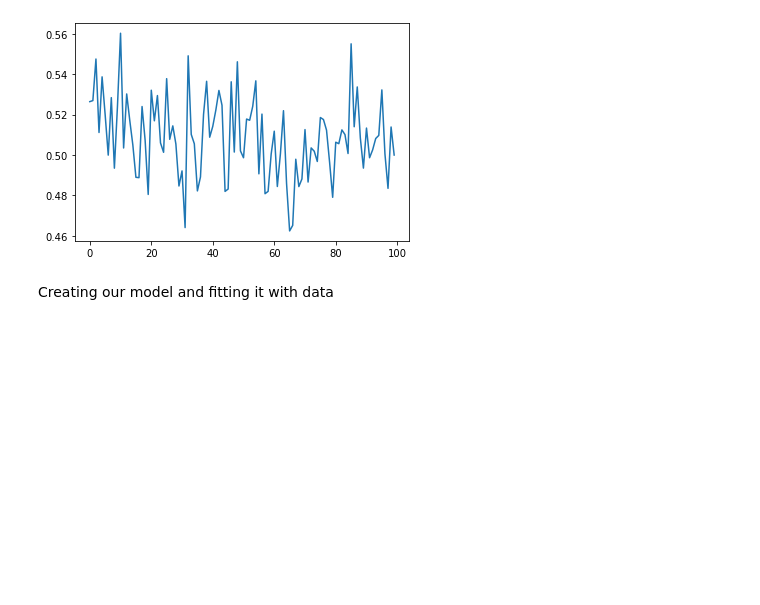
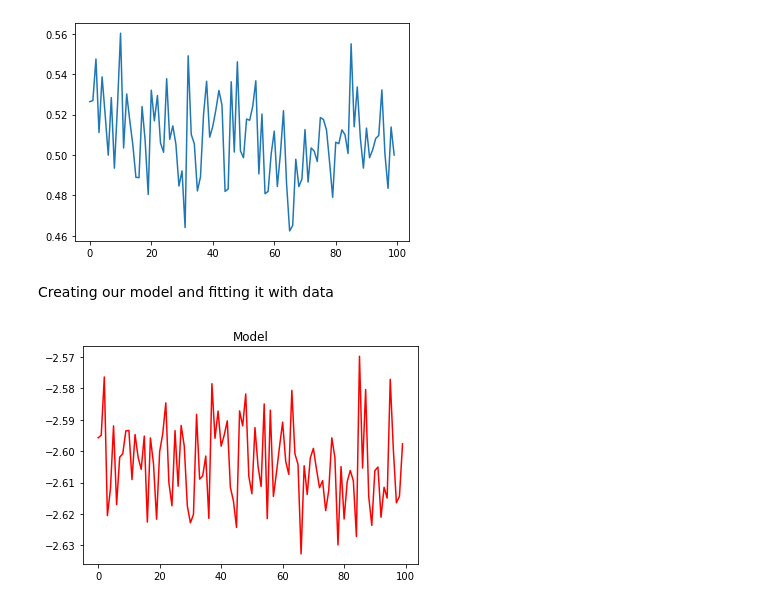
Before and after one commit to Mansoorinho/ML_lab_S20-21, a Jupyter notebook: Lab_01/Lab_01.ipynb, the cells around one changed output. Cells and saved outputs as stored; diff of their text form; code cells hidden in the pictures; blank space fills up the shorter version.

```diff
--- a/Lab_01/Lab_01.ipynb
+++ b/Lab_01/Lab_01.ipynb
@@ -302,3 +302,9 @@ firstB = np.multiply(b1,X[:,0])
 secondB = np.multiply(b2,X[:,1])
 # y = -4.73 + 4.42*x1 - 1.78*x2
 yhat = np.add(b0,firstB,secondB)
+# %%
+plt.plot(yhat,'r')
+plt.title("Model")
+plt.show()
+# %% [output]
+[figure, added]
```
Also changed, not shown: parts of 3 cells of this notebook.
